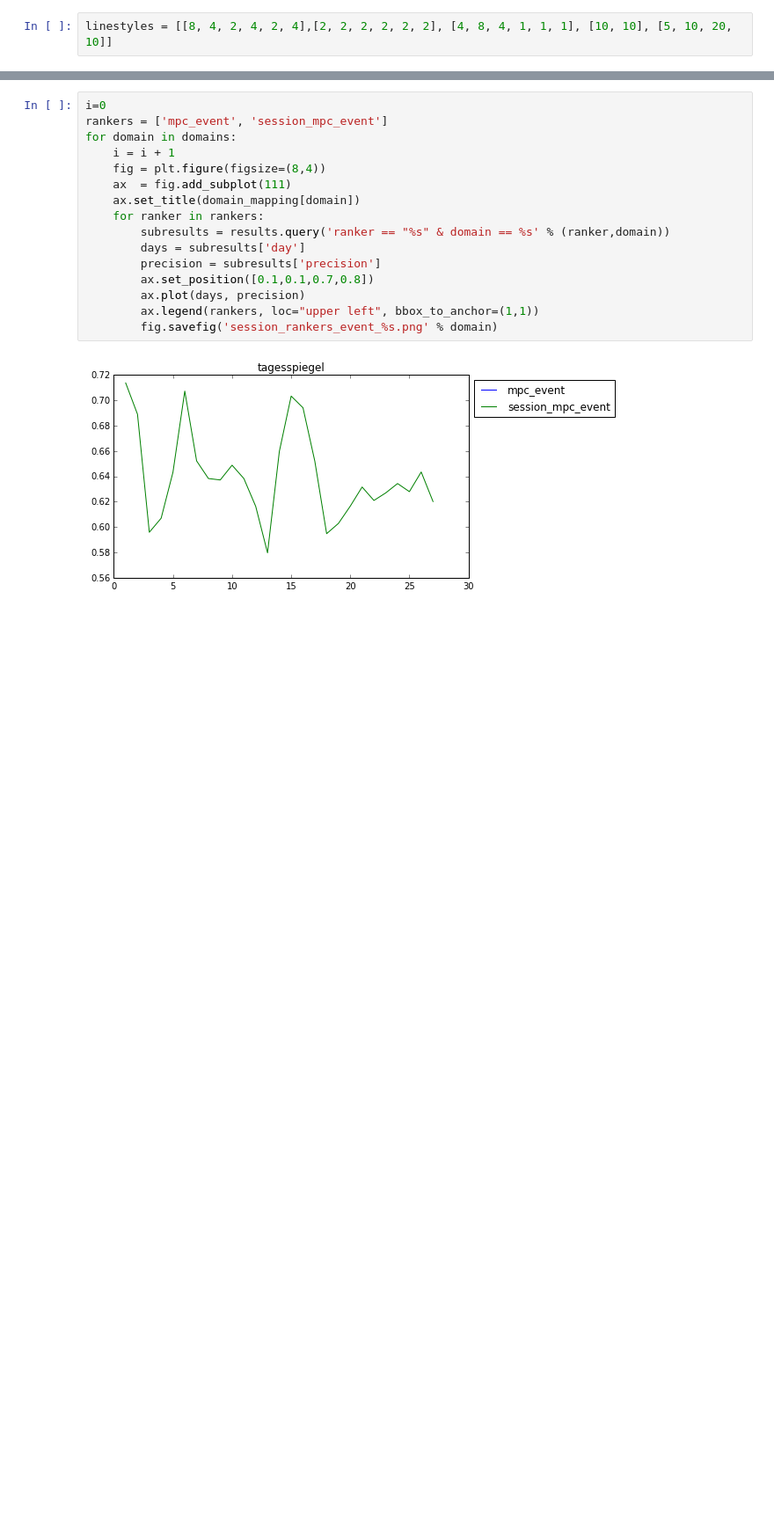
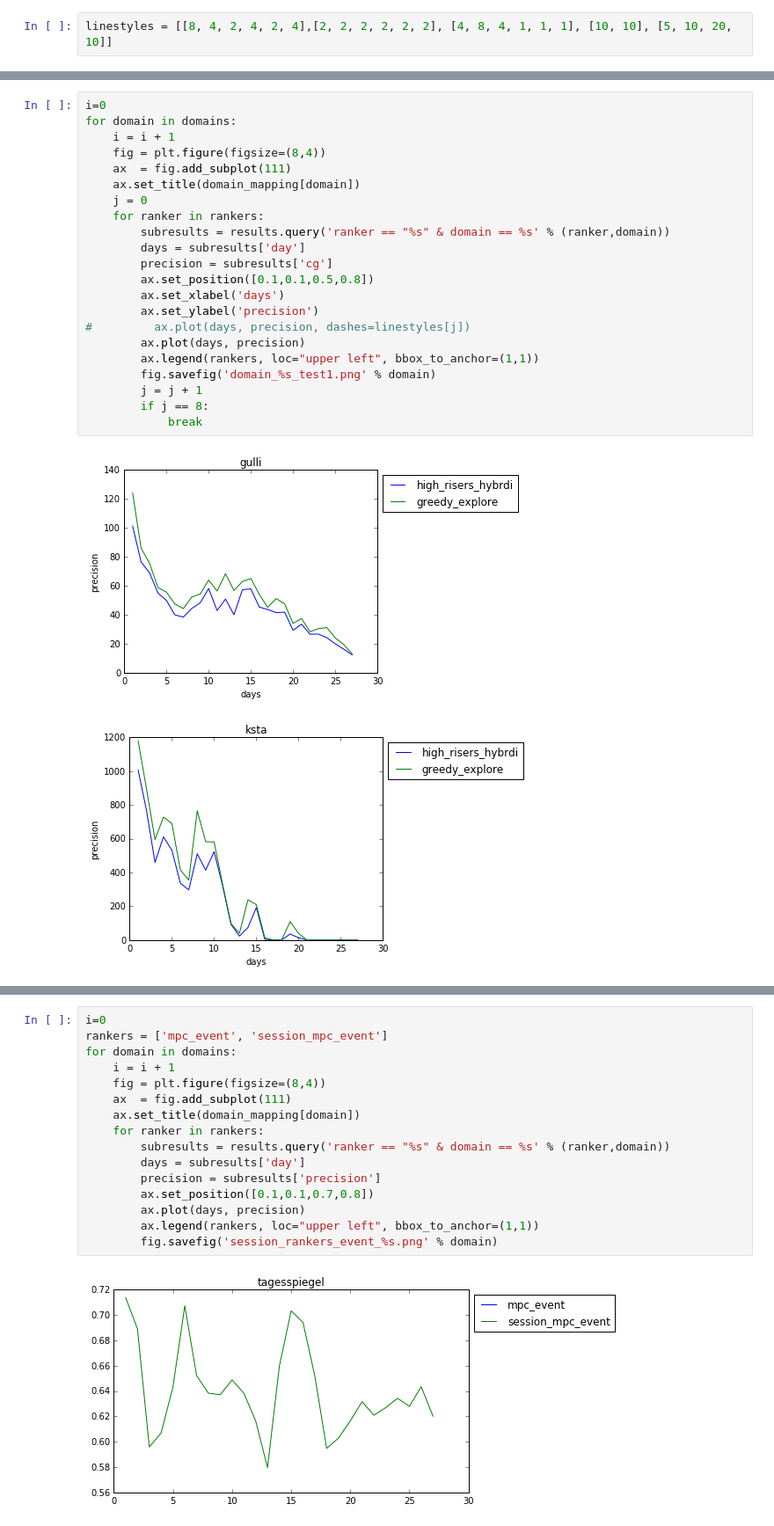
Before and after one commit to martijnnanne/newsreel-offline, a Jupyter notebook: results/Fancy_graphs.ipynb, the cells around one changed output, grey strips where cells are left out. Shown at 88% size. Drawn from its saved outputs; the diff is of its cells as text; blank space fills up the shorter version.

```diff
--- a/results/Fancy_graphs.ipynb
+++ b/results/Fancy_graphs.ipynb
@@ -148,0 +141,25 @@ for domain in domains:
+# %%
+i=0
+for domain in domains:
+    i = i + 1
+    fig = plt.figure(figsize=(8,4))
+    ax  = fig.add_subplot(111)
+    ax.set_title(domain_mapping[domain])
+    j = 0
+    for ranker in rankers:
+        subresults = results.query('ranker == "%s" & domain == %s' % (ranker,domain))
+        days = subresults['day']
+        precision = subresults['cg']
+        ax.set_position([0.1,0.1,0.5,0.8])
+        ax.set_xlabel('days')
+        ax.set_ylabel('precision')
+#         ax.plot(days, precision, dashes=linestyles[j])
+        ax.plot(days, precision)
+        ax.legend(rankers, loc="upper left", bbox_to_anchor=(1,1))
+        fig.savefig('domain_%s_test1.png' % domain)
+        j = j + 1
+        if j == 8:
+            break
+# %% [output]
+[figure, added]
+[figure, added]
```
Also changed, not shown: parts of 11 cells of this notebook, 3 other files.
